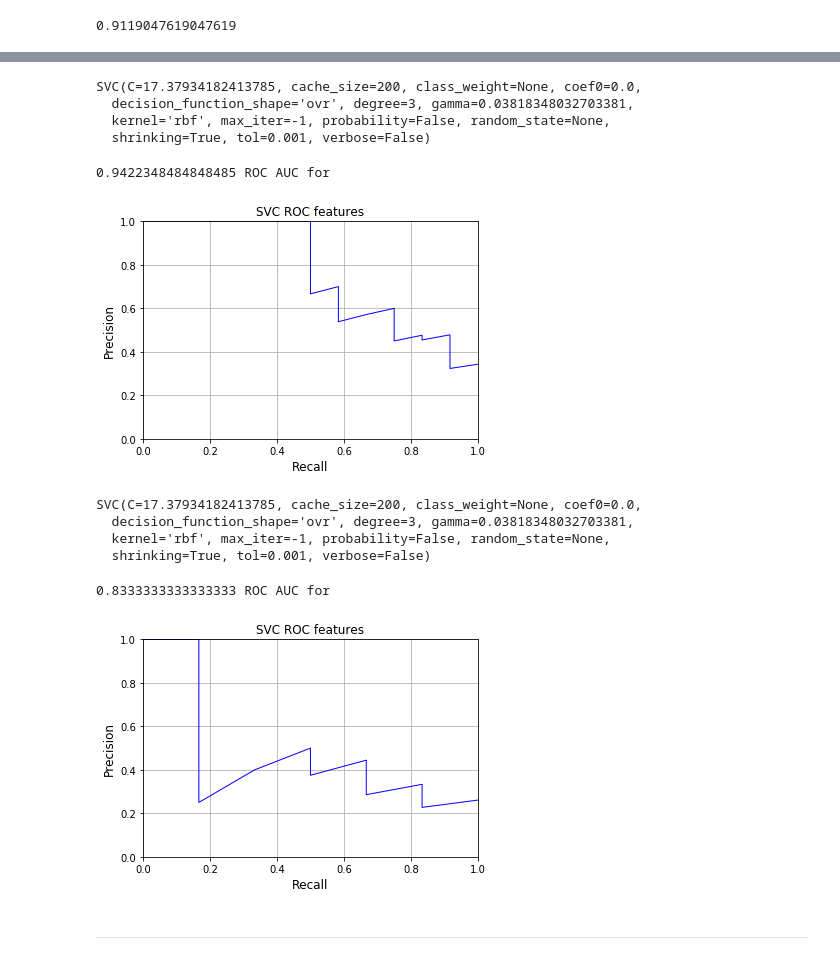
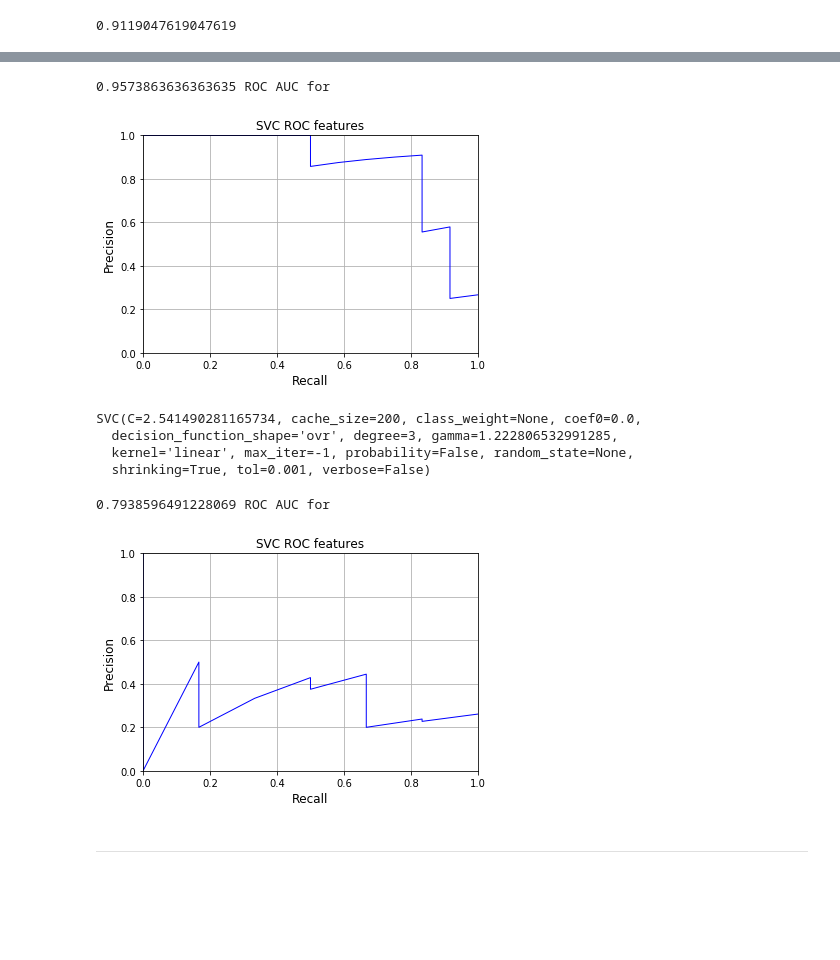
Before and after one commit to micos20/ENRON_fraud-detection, a Jupyter notebook: scripts/Feature_reduction.ipynb, the cells around one changed output, grey strips where cells are left out. Drawn from its saved outputs; the diff is of its cells as text; code cells hidden in the pictures; blank space fills up the shorter version.

```diff
--- a/scripts/Feature_reduction.ipynb
+++ b/scripts/Feature_reduction.ipynb
@@ -564,0 +632,2 @@ RandomizedSearchCV(cv=6, error_score='raise-deprecating',
+# %%
+RandSearch.fit(X_train_44_red10, y_train)
@@ -594,8 +658,0 @@ array([ True,  True,  True,  True,  True,  True,  True, False, False,
-# %%
-n_select = (RFECV_.ranking_ == 1).sum()
-for n in range(1, 15):
-    X = X_train_44[:, RFECV_.ranking_ <= n]
-    RandSearch.fit(X, y_train)
-    print "Number of features:", (n_select + n - 1)
-    print "Best models score:", RandSearch.best_score_
-    print "Best params:", RandSearch.best_params_
@@ -674,2 +658,0 @@ param_distributions_2 = {
-# %%
-RandSearch.fit(X_train_44_red, y_train)
@@ -695,19 +659,12 @@ RandomizedSearchCV(cv=6, error_score='raise-deprecating',
 # %%
 # Make predictions on test set
-# %%
-RandSearch.best_estimator_
-# %% [output]
-SVC(C=17.37934182413785, cache_size=200, class_weight=None, coef0=0.0,
-  decision_function_shape='ovr', degree=3, gamma=0.03818348032703381,
-  kernel='rbf', max_iter=-1, probability=False, random_state=None,
-  shrinking=True, tol=0.001, verbose=False)
 # %%
-y_scores = cross_val_predict(RandSearch.best_estimator_, X_train_44_red, y_train, cv=6, method='decision_function')
+y_scores = cross_val_predict(RandSearch.best_estimator_, X_train_44_red10, y_train, cv=6, method='decision_function')
 print roc_auc_score(y_train, y_scores), "ROC AUC for"
 precision, recall, proba = precision_recall_curve(y_train, y_scores)
 plt_precision_vs_recall(precision, recall, title='SVC ROC features')
 # %% [output]
-0.9422348484848485 ROC AUC for
+0.9573863636363635 ROC AUC for
-[figure, old version]
+[figure, new version]
 # %%
 clf = RandSearch.best_estimator_
@@ -716,7 +671,7 @@ X_train_44_redt = X_train_44[:, RFECV_.ranking_ <= 8]
 # %%
-clf.fit(X_train_44_red, y_train)
+clf.fit(X_train_44_red10, y_train)
 # %% [output]
-SVC(C=17.37934182413785, cache_size=200, class_weight=None, coef0=0.0,
-  decision_function_shape='ovr', degree=3, gamma=0.03818348032703381,
-  kernel='rbf', max_iter=-1, probability=False, random_state=None,
+SVC(C=2.541490281165734, cache_size=200, class_weight=None, coef0=0.0,
+  decision_function_shape='ovr', degree=3, gamma=1.222806532991285,
+  kernel='linear', max_iter=-1, probability=False, random_state=None,
   shrinking=True, tol=0.001, verbose=False)
@@ -727,7 +678,8 @@ y_scores = clf.decision_function(X_test_44_red)
 # %%
+y_scores = clf.decision_function(X_test_44_red10)
 print roc_auc_score(y_test, y_scores), "ROC AUC for"
 precision, recall, proba = precision_recall_curve(y_test, y_scores)
 plt_precision_vs_recall(precision, recall, title='SVC ROC features')
 # %% [output]
-0.8333333333333333 ROC AUC for
+0.7938596491228069 ROC AUC for
-[figure, old version]
+[figure, new version]
```
Also changed, not shown: parts of 85 cells of this notebook, 2 other files.
